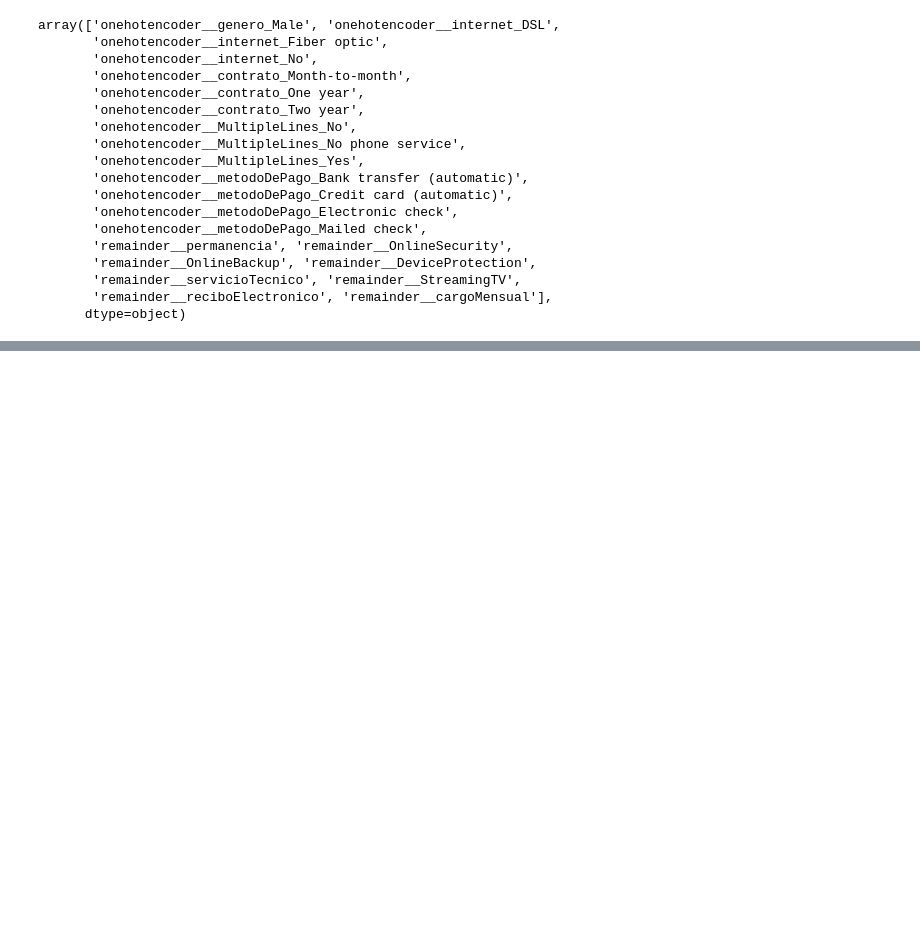
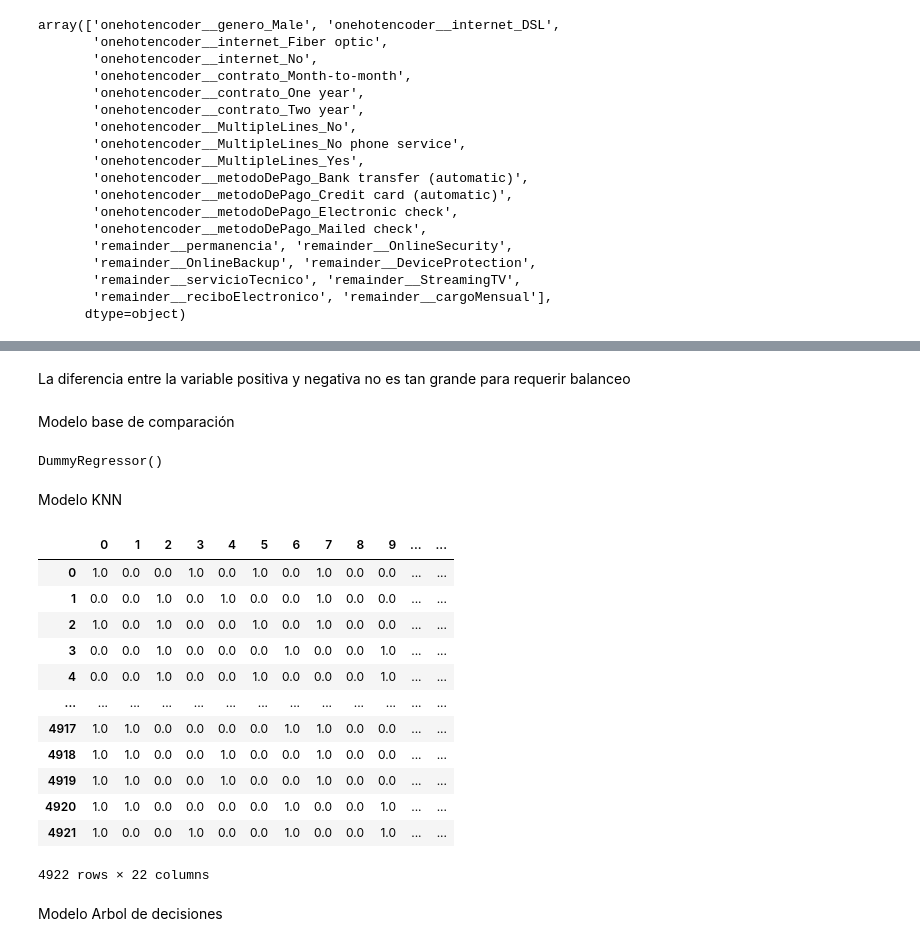
Before and after one commit to taniagoa/Tercer-challenge-CD-Telecom-X-parte2, a Jupyter notebook: telecomXparte2.ipynb, the cells around one changed output, grey strips where cells are left out. Saved outputs shown, nothing was run; the diff lists cells and outputs as text; code cells hidden in the pictures; blank space fills up the shorter version.

Commit message:
Separar datos en conjunto de entrenamiento y prueba Crear modelos de entrenamiento

```diff
--- a/telecomXparte2.ipynb
+++ b/telecomXparte2.ipynb
@@ -133,6 +154,39 @@ array(['onehotencoder__genero_Male', 'onehotencoder__internet_DSL',
+# %% [markdown]
+La diferencia entre la variable positiva y negativa no es tan grande para requerir balanceo
 # %%
 X=pd.DataFrame(X,columns=one_hot.get_feature_names_out(columnas))
 # %%
 from sklearn.preprocessing import LabelEncoder
 label_encoder=LabelEncoder()
 y=label_encoder.fit_transform(y)
+# %% [markdown]
+Modelo base de comparación
+# %%
+from sklearn.dummy import DummyRegressor
+from sklearn.model_selection import train_test_split
+X_train,X_test,y_train,y_test=train_test_split(X,y,test_size=0.3,random_state=42)
+baseline= DummyRegressor(strategy='mean')
+baseline.fit(X_train,y_train)
+# %% [output]
+DummyRegressor()
+# %% [markdown]
+Modelo KNN
+# %%
+from sklearn.preprocessing import MinMaxScaler
+normalizacion=MinMaxScaler()
+X_train_normalizado=normalizacion.fit_transform(X_train)
+pd.DataFrame(X_train_normalizado)
+# %% [output]
+|  | 0 | 1 | 2 | 3 | 4 | 5 | 6 | 7 | 8 | 9 | ... | ... |
+| 0 | 1.0 | 0.0 | 0.0 | 1.0 | 0.0 | 1.0 | 0.0 | 1.0 | 0.0 | 0.0 | ... | ... |
+| 1 | 0.0 | 0.0 | 1.0 | 0.0 | 1.0 | 0.0 | 0.0 | 1.0 | 0.0 | 0.0 | ... | ... |
+| 2 | 1.0 | 0.0 | 1.0 | 0.0 | 0.0 | 1.0 | 0.0 | 1.0 | 0.0 | 0.0 | ... | ... |
+| 3 | 0.0 | 0.0 | 1.0 | 0.0 | 0.0 | 0.0 | 1.0 | 0.0 | 0.0 | 1.0 | ... | ... |
+| 4 | 0.0 | 0.0 | 1.0 | 0.0 | 0.0 | 1.0 | 0.0 | 0.0 | 0.0 | 1.0 | ... | ... |
+| ... | ... | ... | ... | ... | ... | ... | ... | ... | ... | ... | ... | ... |
+| 4917 | 1.0 | 1.0 | 0.0 | 0.0 | 0.0 | 0.0 | 1.0 | 1.0 | 0.0 | 0.0 | ... | ... |
+| 4918 | 1.0 | 1.0 | 0.0 | 0.0 | 1.0 | 0.0 | 0.0 | 1.0 | 0.0 | 0.0 | ... | ... |
+| 4919 | 1.0 | 1.0 | 0.0 | 0.0 | 1.0 | 0.0 | 0.0 | 1.0 | 0.0 | 0.0 | ... | ... |
+| 4920 | 1.0 | 1.0 | 0.0 | 0.0 | 0.0 | 0.0 | 1.0 | 0.0 | 0.0 | 1.0 | ... | ... |
+| 4921 | 1.0 | 0.0 | 0.0 | 1.0 | 0.0 | 0.0 | 1.0 | 0.0 | 0.0 | 1.0 | ... | ... |
+4922 rows × 22 columns
@@ -138,0 +198,2 @@ y=label_encoder.fit_transform(y)
+# %% [markdown]
+Modelo Arbol de decisiones
```
Also changed, not shown: parts of 6 cells of this notebook.
